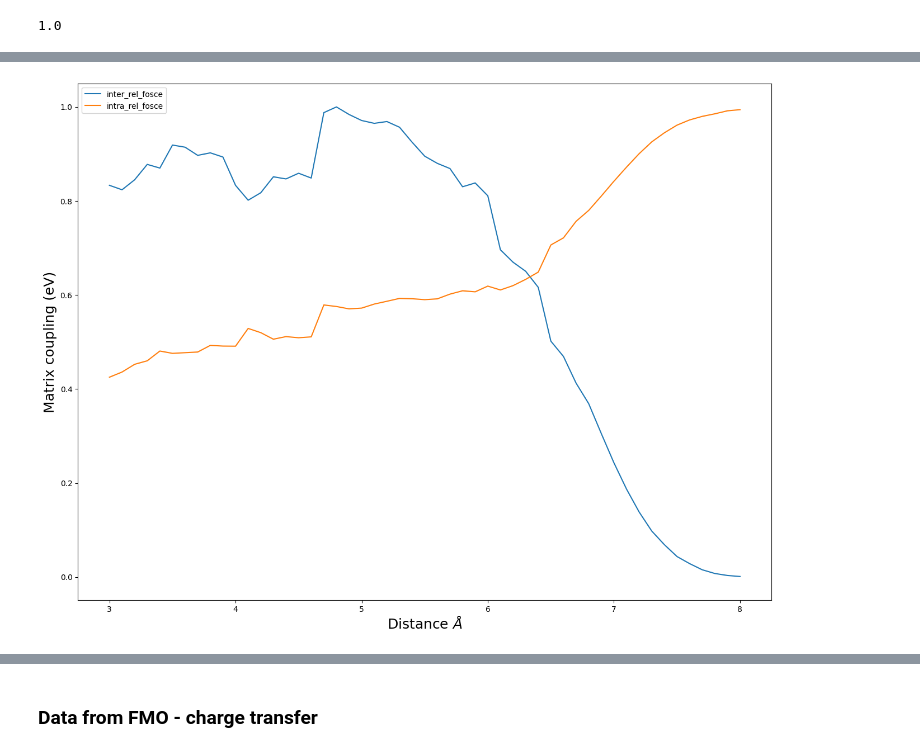
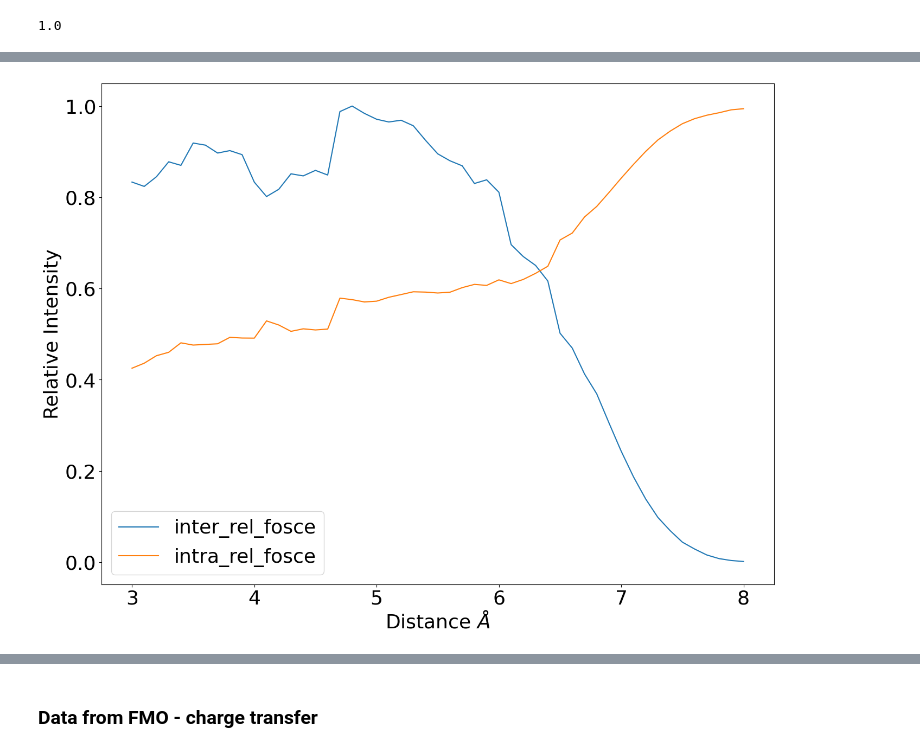
Before and after one commit to caraortizmah/atomistic_oscillator_strength, a Jupyter notebook: popmatrices/Standard_analysis/postanalysis_generalcase.ipynb, the cells around one changed output, grey strips where cells are left out. Drawn from its saved outputs; the diff is of its cells as text; code cells hidden in the pictures.

```diff
--- a/popmatrices/Standard_analysis/postanalysis_generalcase.ipynb
+++ b/popmatrices/Standard_analysis/postanalysis_generalcase.ipynb
@@ -774,35 +738,2 @@ df_45_fosce.loc[[i for i in df_45_fosce.index.values if (i >= atomYi and i <= at
 # %% [markdown]
 #### Calculating the 4 terms of the transition intensities
-# %%
-inter_fosce = []
-all_fosce = []
-AB_inter_fosce = []
-BA_inter_fosce = []
-AA_inter_fosce = []
-BB_inter_fosce = []
-FYpi_inter_fosce = []
-YFpi_inter_fosce = []
-aropi_inter_fosce = []
-
-for ii in list_suf:
-    inter_fosce.append(globals()['df_%s_fosce' % str(ii)].loc[[i for i in globals()['df_%s_fosce' % str(ii)].index.values if i > atomAf],\
-               [i for i in globals()['df_%s_fosce' % str(ii)].columns.values if i < atomBi]].sum().sum() + \
-    globals()['df_%s_fosce' % str(ii)].loc[[i for i in globals()['df_%s_fosce' % str(ii)].index.values if i <= atomAf],\
-               [i for i in globals()['df_%s_fosce' % str(ii)].columns.values if i >= atomBi]].sum().sum())
-    AB_inter_fosce.append(globals()['df_%s_fosce' % str(ii)].loc[[i for i in globals()['df_%s_fosce' % str(ii)].index.values if i <= atomAf],\
-               [i for i in globals()['df_%s_fosce' % str(ii)].columns.values if i >= atomBi]].sum().sum())
-    BA_inter_fosce.append(globals()['df_%s_fosce' % str(ii)].loc[[i for i in globals()['df_%s_fosce' % str(ii)].index.values if i >= atomBi],\
-               [i for i in globals()['df_%s_fosce' % str(ii)].columns.values if i <= atomAf]].sum().sum())
-    AA_inter_fosce.append(globals()['df_%s_fosce' % str(ii)].loc[[i for i in globals()['df_%s_fosce' % str(ii)].index.values if i <= atomAf],\
-               [i for i in globals()['df_%s_fosce' % str(ii)].columns.values if i <= atomAf]].sum().sum())
-    BB_inter_fosce.append(globals()['df_%s_fosce' % str(ii)].loc[[i for i in globals()['df_%s_fosce' % str(ii)].index.values if i >= atomBi],\
-               [i for i in globals()['df_%s_fosce' % str(ii)].columns.values if i >= atomBi]].sum().sum())
-    FYpi_inter_fosce.append(globals()['df_%s_fosce' % str(ii)].loc[[i for i in globals()['df_%s_fosce' % str(ii)].index.values if i >= atomFi and i <= atomFf],\
-               [i for i in globals()['df_%s_fosce' % str(ii)].columns.values if (i >= atomYi and i <= atomYf) or i == atomYf2]].sum().sum())
-    YFpi_inter_fosce.append(globals()['df_%s_fosce' % str(ii)].loc[[i for i in globals()['df_%s_fosce' % str(ii)].index.values if (i >= atomYi and i <= atomYf) or i == atomYf2],\
-               [i for i in globals()['df_%s_fosce' % str(ii)].columns.values if i >= atomFi and i <= atomFf]].sum().sum())
-
-    aropi_inter_fosce = [FYpi_inter_fosce[i] + YFpi_inter_fosce[i] for i in range(len(inter_fosce))]
-
-    all_fosce.append(globals()['df_%s_fosce' % str(ii)].sum().sum())
-intra_fosce = [all_fosce[i] - inter_fosce[i] for i in range(len(inter_fosce))]
@@ -832,7 +813,7 @@ dfftotal_fosce = pd.DataFrame({'Distance': [ii/10 for ii in list_suf],\
 # %% [markdown]
 #### H_ab and H_ba calculation
 # %%
-delta_e_1state = pd.read_csv('deltaEAB_FY.csv', delimiter=',')#, index_col='num-1'
+delta_e_1state = pd.read_csv('../newFY_1-26/deltaEAB_FY.csv', delimiter=',')#, index_col='num-1'
 dfftotal_fosce.insert(len(dfftotal_fosce.columns), '0_1state_Energy', delta_e_1state["Energy"].values)
 # %%
 #(dfftotal_fosce["u_ab"]/((dfftotal_fosce["u_aa"]-dfftotal_fosce["u_bb"])**2 + 4*(dfftotal_fosce["u_ab"]**2))**(0.5)).values
@@ -890,11 +870,10 @@ plt.show()
 # %%
+plt.rc('font', size=26)
 ax = dfftotal_fosce.loc[5:55,:].plot(x="Distance", y=["inter_rel_fosce","intra_rel_fosce"],
         kind="line", figsize=(16, 12))
 ax.set_xlabel('Distance $\AA$')
-ax.set_ylabel('Matrix coupling (eV)')
-plt.rc('font', size=26)
+ax.set_ylabel('Relative Intensity')
 
-plt.savefig('new2_intra_inter.svg', format="svg")
 plt.show()
 # %% [output]
-[figure, old version]
+[figure, new version]
```
Also changed, not shown: parts of 56 cells of this notebook.
